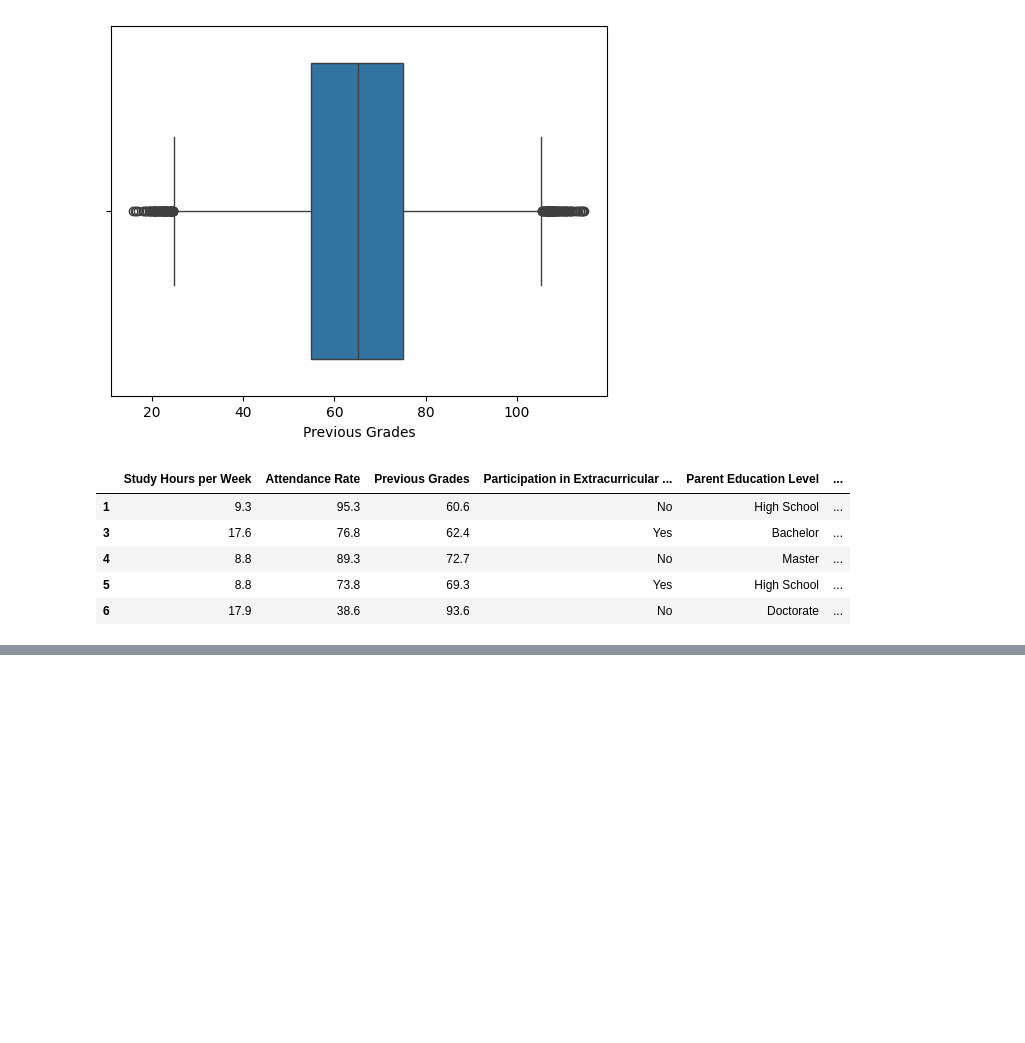
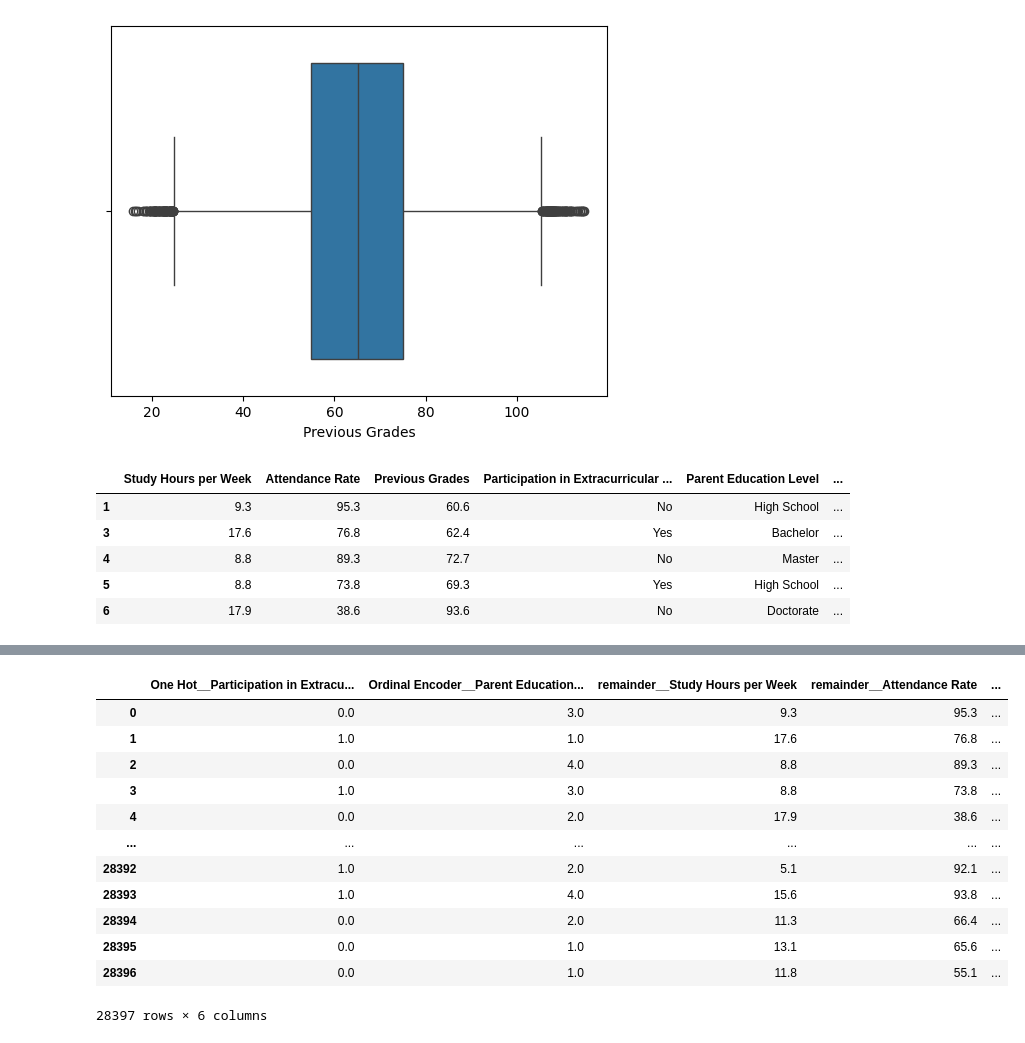
Before and after one commit to hahahang0/MLPracFromKaggle, a Jupyter notebook: studentPerformace/practical.ipynb, the cells around one changed output, grey strips where cells are left out. Cells and saved outputs as stored; diff of their text form; code cells hidden in the pictures; blank space fills up the shorter version.

```diff
--- a/studentPerformace/practical.ipynb
+++ b/studentPerformace/practical.ipynb
@@ -346,0 +397,6 @@ encoder = ColumnTransformer(
+# %%
+######## using label encoder for remainder_passed
+le = LabelEncoder()
+encoded_passed = le.fit_transform(encoded_df["remainder__Passed"])
+# %%
+encoded_df["passed_encoded"] = encoded_passed
@@ -346,0 +415,18 @@ encoder = ColumnTransformer(
+# %%
+encoded_df.drop(columns="remainder__Passed",inplace=True)
+# %%
+encoded_df
+# %% [output]
+|  | One Hot__Participation in Extracu... | Ordinal Encoder__Parent Education... | remainder__Study Hours per Week | remainder__Attendance Rate | ... |
+| 0 | 0.0 | 3.0 | 9.3 | 95.3 | ... |
+| 1 | 1.0 | 1.0 | 17.6 | 76.8 | ... |
+| 2 | 0.0 | 4.0 | 8.8 | 89.3 | ... |
+| 3 | 1.0 | 3.0 | 8.8 | 73.8 | ... |
+| 4 | 0.0 | 2.0 | 17.9 | 38.6 | ... |
+| ... | ... | ... | ... | ... | ... |
+| 28392 | 1.0 | 2.0 | 5.1 | 92.1 | ... |
+| 28393 | 1.0 | 4.0 | 15.6 | 93.8 | ... |
+| 28394 | 0.0 | 2.0 | 11.3 | 66.4 | ... |
+| 28395 | 0.0 | 1.0 | 13.1 | 65.6 | ... |
+| 28396 | 0.0 | 1.0 | 11.8 | 55.1 | ... |
+28397 rows × 6 columns
```
Also changed, not shown: parts of 9 cells of this notebook.
